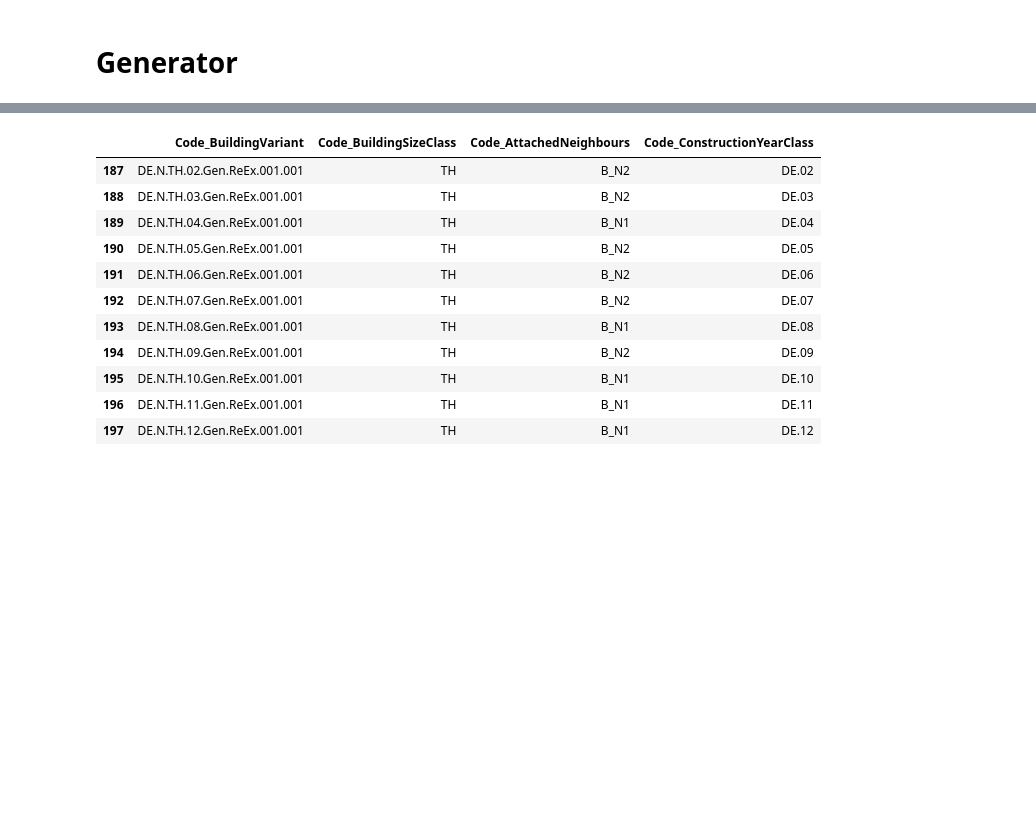
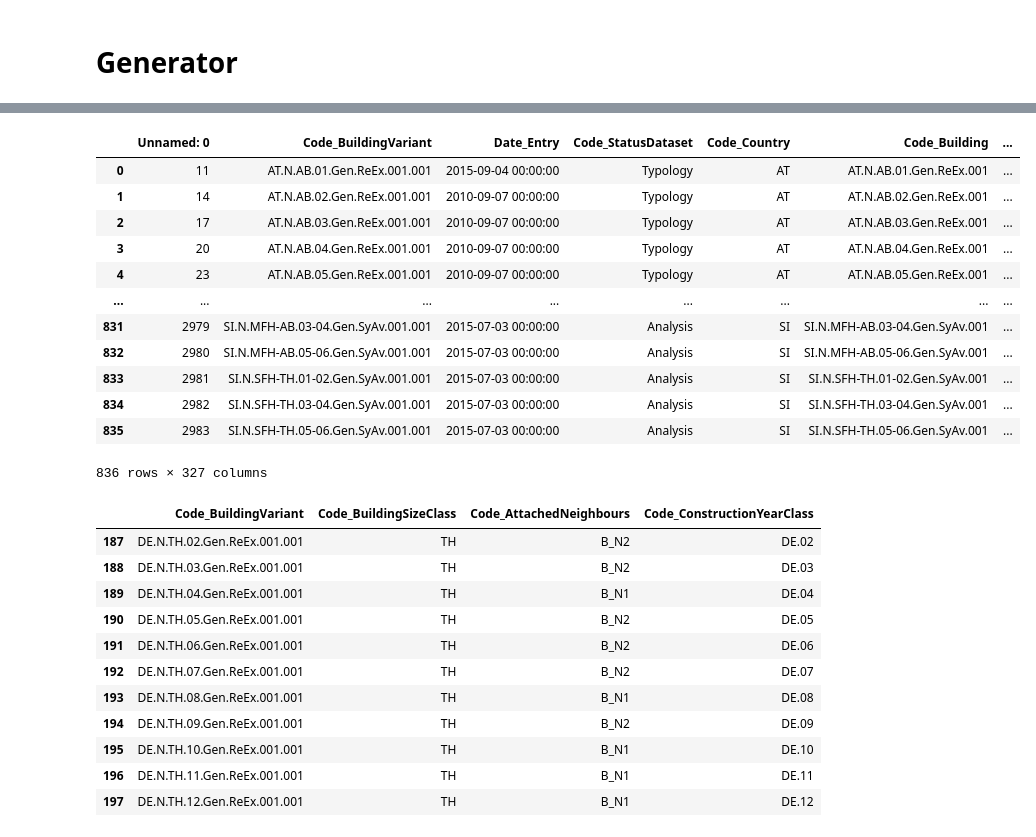
Before and after one commit to NV717/tsib_simuflex, a Jupyter notebook: Generation_Manifest.ipynb, the cells around one changed output, grey strips where cells are left out. Drawn from its saved outputs; the diff is of its cells as text; code cells hidden in the pictures; blank space fills up the shorter version.

```diff
--- a/Generation_Manifest.ipynb
+++ b/Generation_Manifest.ipynb
@@ -258,0 +255,2 @@ test.uniform(low=0,high=1)
+# %%
+store = pd.HDFStore(r"C:\Users\Samuel\Downloads\Ziel\test.h5", mode="w")
@@ -259,3 +265,19 @@ test.uniform(low=0,high=1)
+# %%
+store.select("manifest")
+# %% [output]
+|  | Unnamed: 0 | Code_BuildingVariant | Date_Entry | Code_StatusDataset | Code_Country | Code_Building | ... |
+| 0 | 11 | AT.N.AB.01.Gen.ReEx.001.001 | 2015-09-04 00:00:00 | Typology | AT | AT.N.AB.01.Gen.ReEx.001 | ... |
+| 1 | 14 | AT.N.AB.02.Gen.ReEx.001.001 | 2010-09-07 00:00:00 | Typology | AT | AT.N.AB.02.Gen.ReEx.001 | ... |
+| 2 | 17 | AT.N.AB.03.Gen.ReEx.001.001 | 2010-09-07 00:00:00 | Typology | AT | AT.N.AB.03.Gen.ReEx.001 | ... |
+| 3 | 20 | AT.N.AB.04.Gen.ReEx.001.001 | 2010-09-07 00:00:00 | Typology | AT | AT.N.AB.04.Gen.ReEx.001 | ... |
+| 4 | 23 | AT.N.AB.05.Gen.ReEx.001.001 | 2010-09-07 00:00:00 | Typology | AT | AT.N.AB.05.Gen.ReEx.001 | ... |
+| ... | ... | ... | ... | ... | ... | ... | ... |
+| 831 | 2979 | SI.N.MFH-AB.03-04.Gen.SyAv.001.001 | 2015-07-03 00:00:00 | Analysis | SI | SI.N.MFH-AB.03-04.Gen.SyAv.001 | ... |
+| 832 | 2980 | SI.N.MFH-AB.05-06.Gen.SyAv.001.001 | 2015-07-03 00:00:00 | Analysis | SI | SI.N.MFH-AB.05-06.Gen.SyAv.001 | ... |
+| 833 | 2981 | SI.N.SFH-TH.01-02.Gen.SyAv.001.001 | 2015-07-03 00:00:00 | Analysis | SI | SI.N.SFH-TH.01-02.Gen.SyAv.001 | ... |
+| 834 | 2982 | SI.N.SFH-TH.03-04.Gen.SyAv.001.001 | 2015-07-03 00:00:00 | Analysis | SI | SI.N.SFH-TH.03-04.Gen.SyAv.001 | ... |
+| 835 | 2983 | SI.N.SFH-TH.05-06.Gen.SyAv.001.001 | 2015-07-03 00:00:00 | Analysis | SI | SI.N.SFH-TH.05-06.Gen.SyAv.001 | ... |
+836 rows × 327 columns
 # %%
 episcope_combis(r"C:\Users\Samuel\FH_Aachen\tsib_simuflex_fork\tsib_simuflex\tsib\data\episcope\episcope.csv")
 # %% [output]
```
Also changed, not shown: parts of 27 cells of this notebook, 9 other files.
